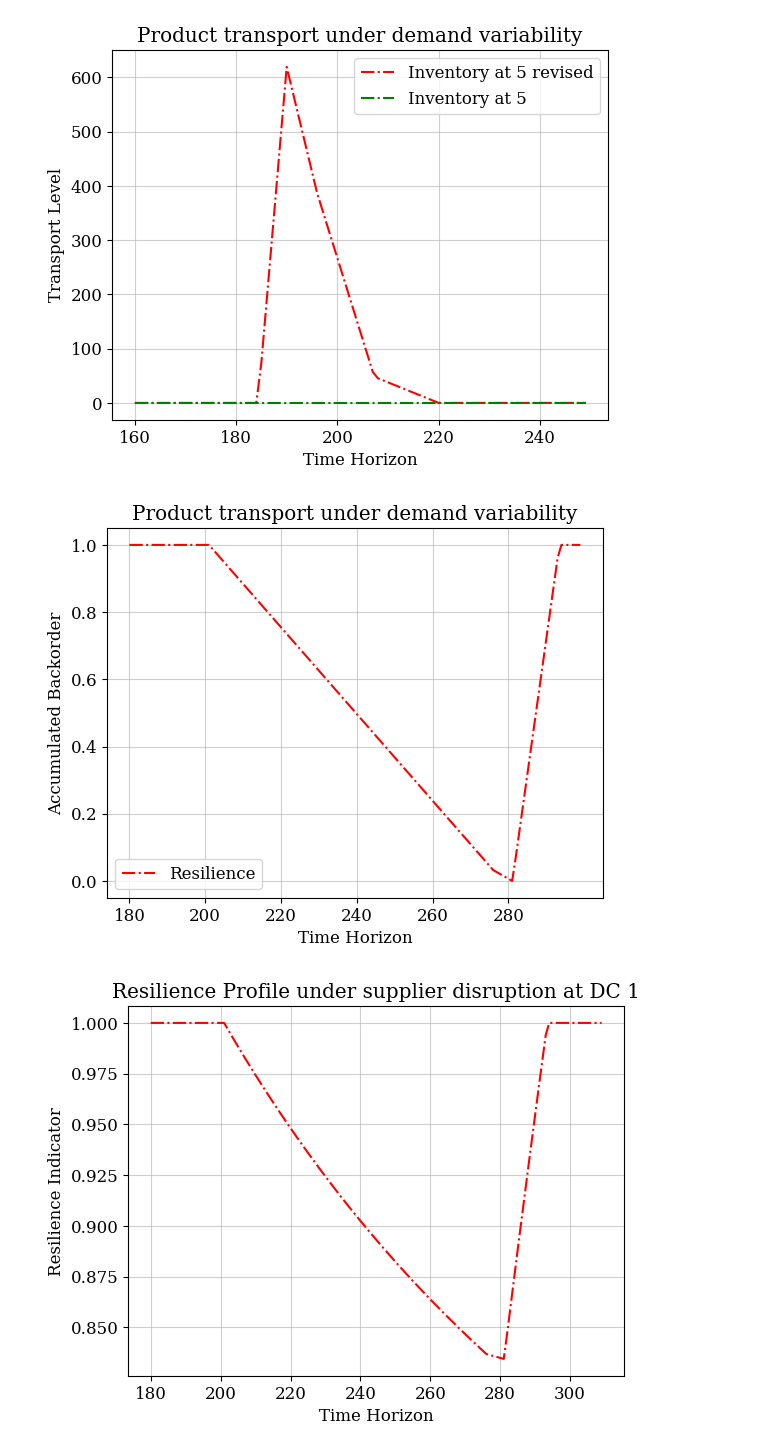
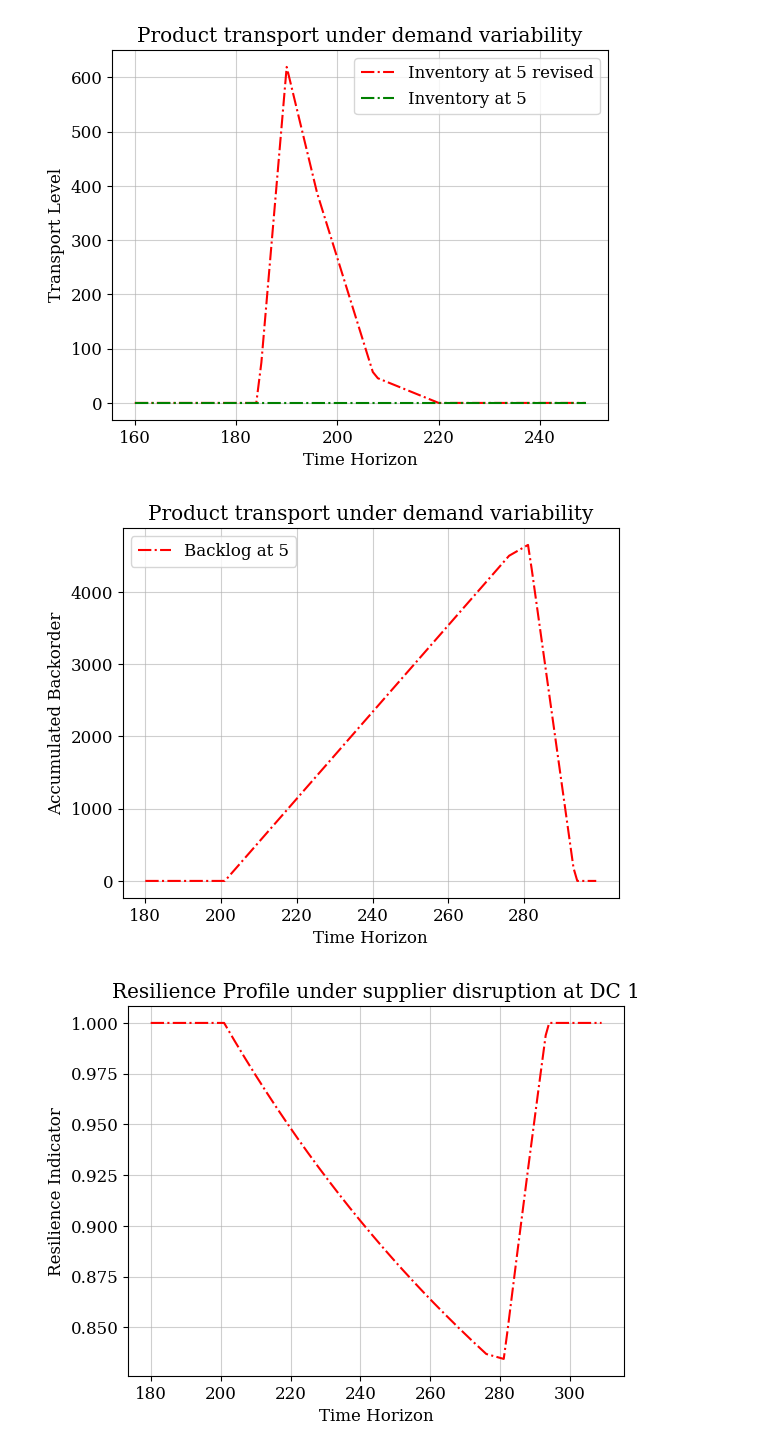
Before and after one commit to shivamvedant/energiapy, a Jupyter notebook: docs/notebooks/supply chain/IRF manuscript/readControl_HPRC.ipynb, the cells around one changed output. Saved outputs shown, nothing was run; the diff lists cells and outputs as text; code cells hidden in the pictures.

```diff
--- a/docs/notebooks/supply chain/IRF manuscript/readControl_HPRC.ipynb
+++ b/docs/notebooks/supply chain/IRF manuscript/readControl_HPRC.ipynb
@@ -2129,31 +2053,37 @@ plt.show()
 # %%
 rc('font', **{'family': 'serif', 'serif': ['Computer Modern'], 'size': 12})
 rc('text', usetex=False)
 fig, ax = plt.subplots()
 
 # Plot data from the first dataset
 start=180
 end = start+120
 
 focal_results_1 = cl_step2_res1_ncl_des_load_results
 
 a=5
-ax.plot(range(start, end), list(value for key, value in focal_results_1.output['Demand_backlog'].items() if key[0]==f'loc{a}' and key[1]==f'com1_sold')[start:end], label=f'Backlog at {a}', color='red', linestyle='-.')
+bo_min = 0
+bo_max = [max(list(value for key, value in focal_results_1.output['Demand_backlog'].items() if key[0]==f'loc{a}' and key[1]==f'com1_sold')) for i in range(start,end)]
+n2plot = [bo_max[i]- list(value for key, value in focal_results_1.output['Demand_backlog'].items() if key[0]==f'loc{a}' and key[1]==f'com1_sold')[start:end][i] for i in range(len(bo_max))]
+d2plot = [bo_max[i]- bo_min for i in range(len(bo_max))]
+v2plot = [n2plot[i]/d2plot[i] for i in range(len(bo_max))]
+
+ax.plot(range(start, end), v2plot, label=f'Resilience', color='red', linestyle='-.')
 
 # Customize the plot
 ax.set_xlabel('Time Horizon')
 ax.set_ylabel('Accumulated Backorder')
 ax.set_title('Product transport under demand variability')
 ax.legend()
 ax.plot(linewidth=0.5)
 ax.set_xticks(range(start, end, 20))
 plt.grid(alpha=0.6)
 plt.rcdefaults()
 # plt.savefig(fname = 'MPC_logistics', dpi = 300)
 # Show the plot
 plt.show()
 # %% [output]
-[figure, old version]
+[figure, new version]
 # %%
 rc('font', **{'family': 'serif', 'serif': ['Computer Modern'], 'size': 12})
 rc('text', usetex=False)
```
Also changed, not shown: parts of 5 cells of this notebook, 3 other files.
